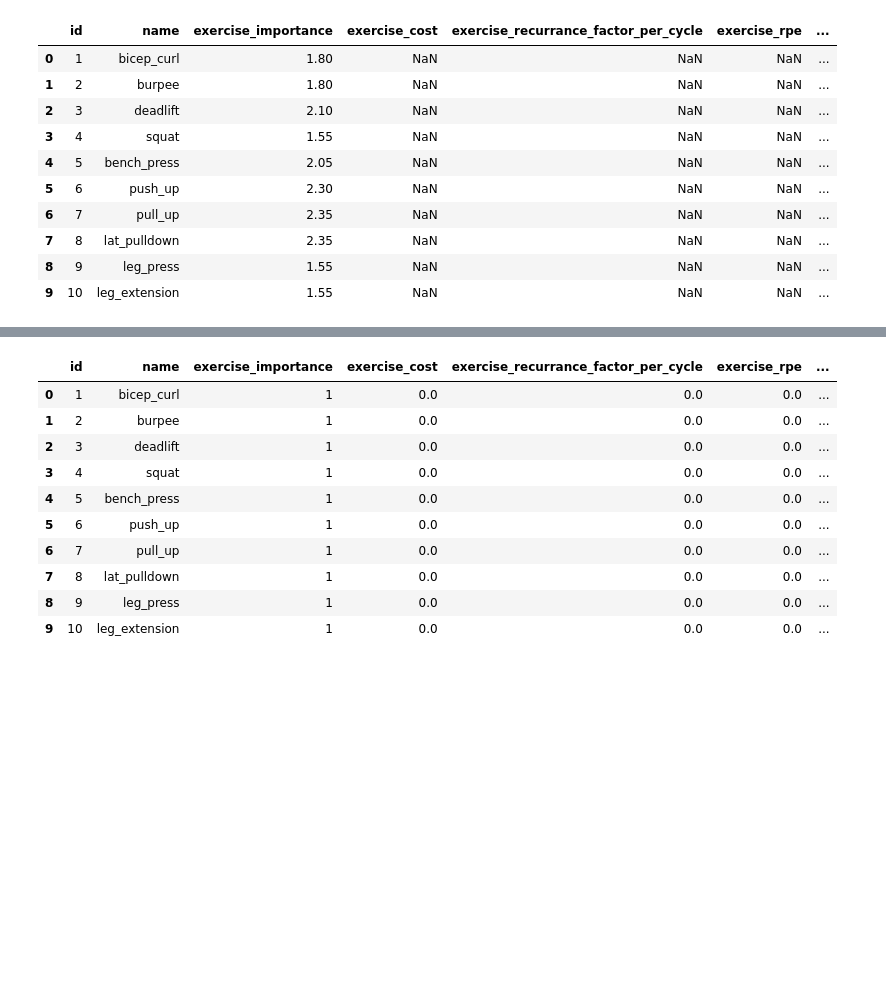
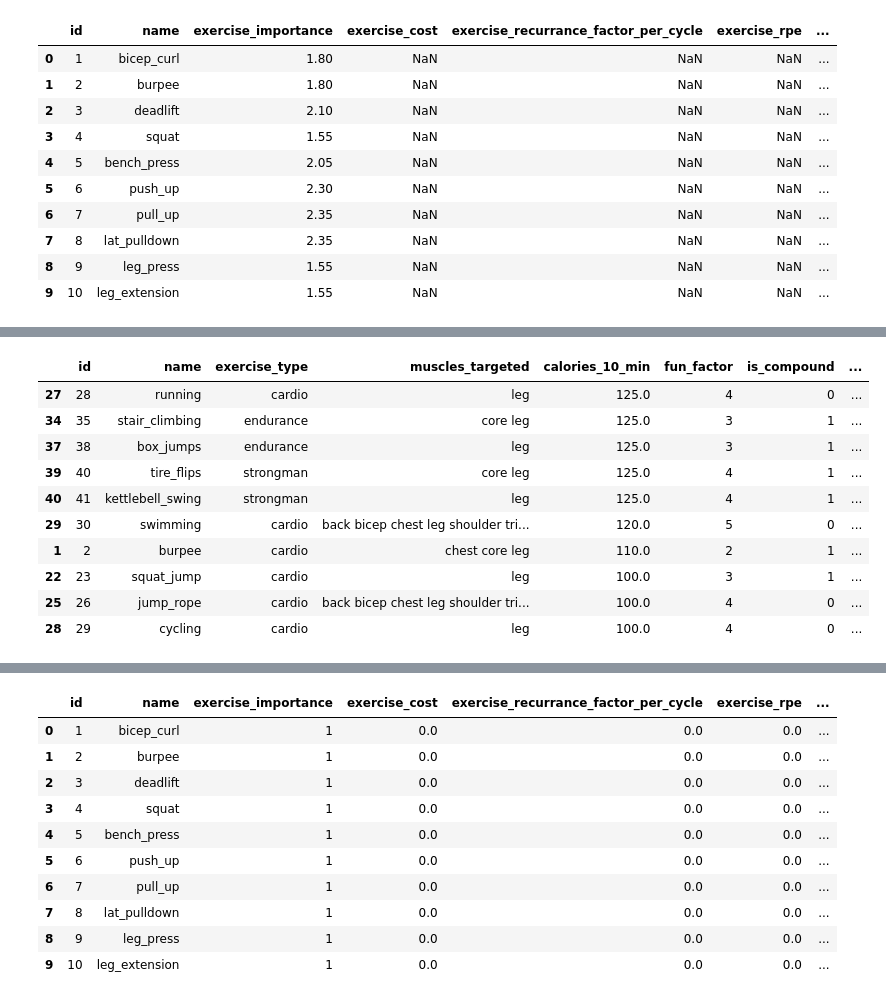
Before and after one commit to NiharGharat/TailorSweat, a Jupyter notebook: src/FeatureEnggExerciseDerived.ipynb, the cells around one changed output, grey strips where cells are left out. Drawn from its saved outputs; the diff is of its cells as text; code cells hidden in the pictures; blank space fills up the shorter version.

Commit message:
Rules wip

```diff
--- a/src/FeatureEnggExerciseDerived.ipynb
+++ b/src/FeatureEnggExerciseDerived.ipynb
@@ -78,6 +89,7 @@ def init():
     df_derived_ex = pd.read_csv("./resources/data/exercise_derived.csv", header=0)
 
     df_derived_ex["exercise_importance"] = 1
+    df_derived_ex["exercise_cost"] = 0
     # print(df_derived_ex.head(10))
     return df_ex, df_workout, df_user, df_derived_ex
 # %%
@@ -160,0 +232,5 @@ if df_user[df_user['name'] == Constants.USER_NAME]['goal'].item() == "strength":
+# %%
+# Rule 8: If exercise is compound, then boost its importance
+weight_cost_for_compound = 0.35
+df_ex, df_workout, df_user, df_derived_ex = init()
+df_ex.apply(lambda row: RecommenderLayer.increase_compound(df_derived_ex, row, weight_cost_for_compound), axis = 1)
@@ -160,0 +255,16 @@ if df_user[df_user['name'] == Constants.USER_NAME]['goal'].item() == "strength":
+# %%
+filter_ex = df_ex.nlargest(10, 'calories_10_min')
+# %%
+filter_ex.head(10)
+# %% [output]
+|  | id | name | exercise_type | muscles_targeted | calories_10_min | fun_factor | is_compound | ... |
+| 27 | 28 | running | cardio | leg | 125.0 | 4 | 0 | ... |
+| 34 | 35 | stair_climbing | endurance | core leg | 125.0 | 3 | 1 | ... |
+| 37 | 38 | box_jumps | endurance | leg | 125.0 | 3 | 1 | ... |
+| 39 | 40 | tire_flips | strongman | core leg | 125.0 | 4 | 1 | ... |
+| 40 | 41 | kettlebell_swing | strongman | leg | 125.0 | 4 | 1 | ... |
+| 29 | 30 | swimming | cardio | back bicep chest leg shoulder tri... | 120.0 | 5 | 0 | ... |
+| 1 | 2 | burpee | cardio | chest core leg | 110.0 | 2 | 1 | ... |
+| 22 | 23 | squat_jump | cardio | leg | 100.0 | 3 | 1 | ... |
+| 25 | 26 | jump_rope | cardio | back bicep chest leg shoulder tri... | 100.0 | 4 | 0 | ... |
+| 28 | 29 | cycling | cardio | leg | 100.0 | 4 | 0 | ... |
```
Also changed, not shown: parts of 11 cells of this notebook, 1 other file.
